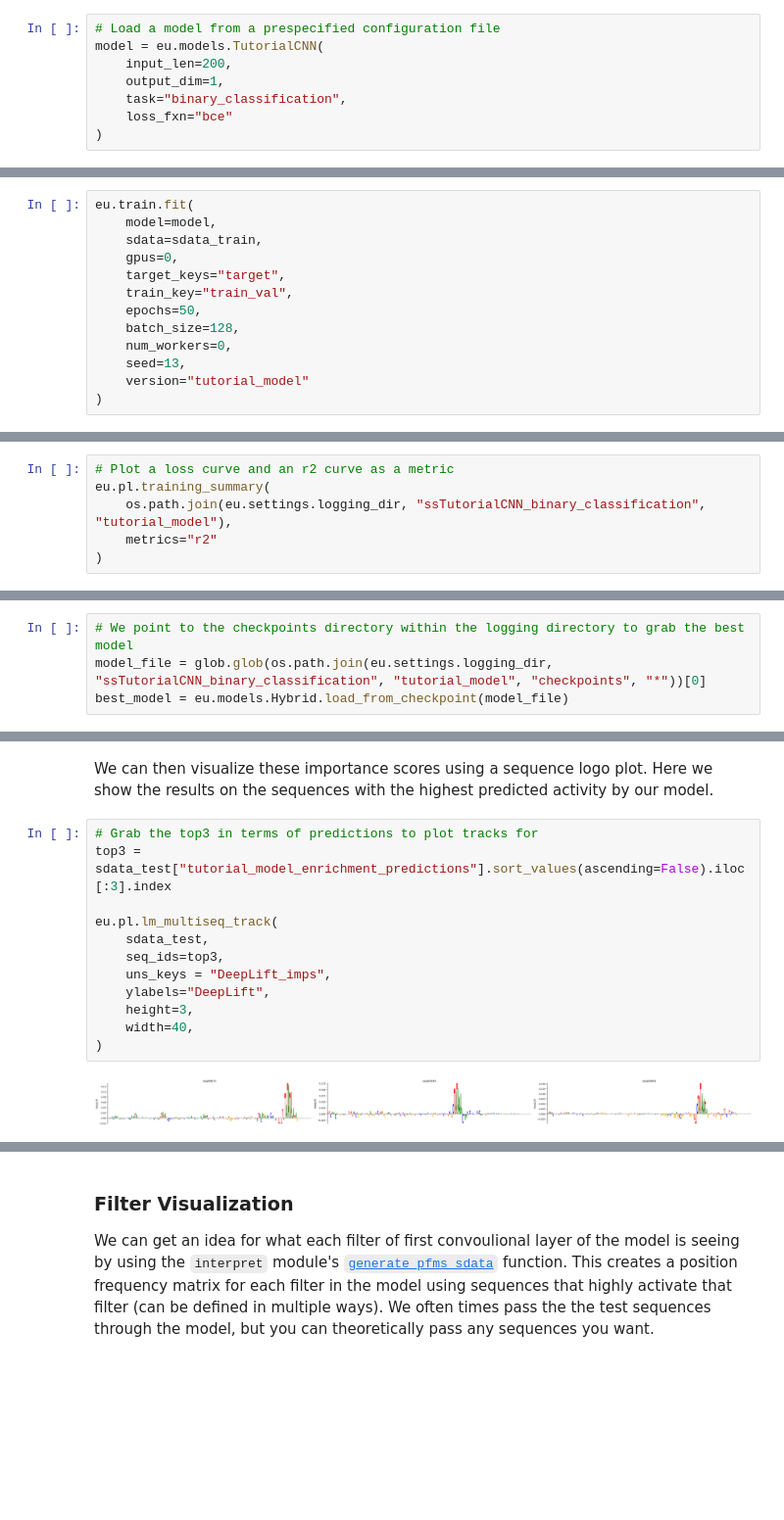
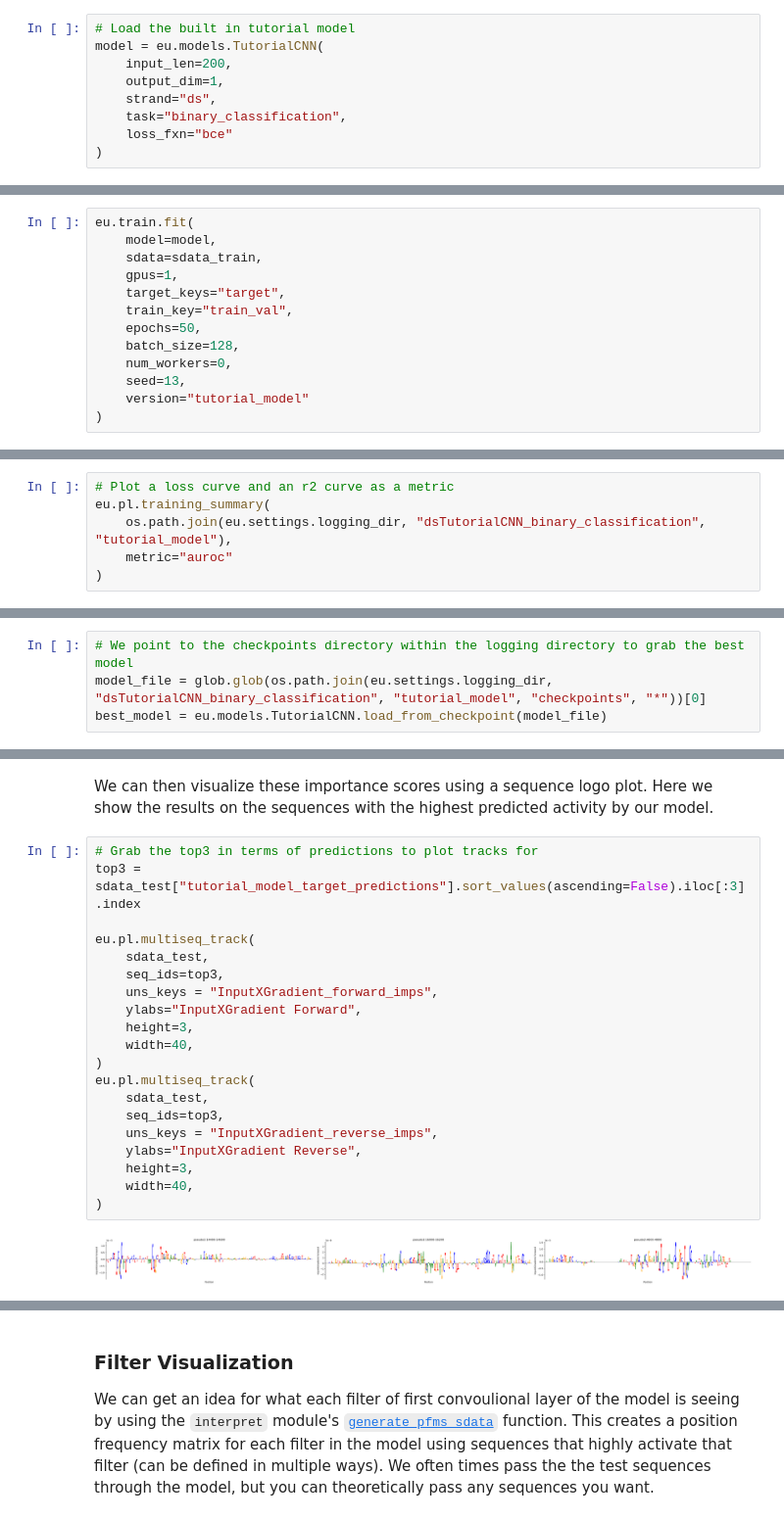
Before and after one commit to ML4GLand/EUGENe, a Jupyter notebook: tutorials/binary_classification_tutorial.ipynb, the cells around one changed output, grey strips where cells are left out. Shown: that part at 98% size. Cells and saved outputs as stored; diff of their text form; blank space fills up the shorter version.

```diff
--- a/tutorials/binary_classification_tutorial.ipynb
+++ b/tutorials/binary_classification_tutorial.ipynb
@@ -172,8 +159,9 @@ Here we will load in a Hybrid architecture that contains convoultional blocks th
 # %%
-# Load a model from a prespecified configuration file
+# Load the built in tutorial model
 model = eu.models.TutorialCNN(
     input_len=200,
     output_dim=1,
+    strand="ds",
     task="binary_classification",
     loss_fxn="bce"
 )
@@ -217,7 +205,7 @@ If you are using GPU accelerators on your machine, you can can use the `gpus` ar
 eu.train.fit(
     model=model,
     sdata=sdata_train,
-    gpus=0,
+    gpus=1,
     target_keys="target",
     train_key="train_val",
     epochs=50,
@@ -252,7 +242,7 @@ We can see how well our models trained by plotting a training summary. All you n
 # %%
 # Plot a loss curve and an r2 curve as a metric
 eu.pl.training_summary(
-    os.path.join(eu.settings.logging_dir, "ssTutorialCNN_binary_classification", "tutorial_model"),
-    metrics="r2"
+    os.path.join(eu.settings.logging_dir, "dsTutorialCNN_binary_classification", "tutorial_model"),
+    metric="auroc"
 )
 # %% [output]
@@ -265,5 +254,5 @@ After the model's been trained, we can evaluate our performance on our held-out
 It is often best to use the model that achieved the lowest loss on the validation data for evaluation. We can load this model in from the log directory:
 # %%
 # We point to the checkpoints directory within the logging directory to grab the best model
-model_file = glob.glob(os.path.join(eu.settings.logging_dir, "ssTutorialCNN_binary_classification", "tutorial_model", "checkpoints", "*"))[0]
-best_model = eu.models.Hybrid.load_from_checkpoint(model_file)
+model_file = glob.glob(os.path.join(eu.settings.logging_dir, "dsTutorialCNN_binary_classification", "tutorial_model", "checkpoints", "*"))[0]
+best_model = eu.models.TutorialCNN.load_from_checkpoint(model_file)
@@ -337,15 +354,23 @@ No transforms given, assuming just need to tensorize.
 We can then visualize these importance scores using a sequence logo plot. Here we show the results on the sequences with the highest predicted activity by our model.
 # %%
 # Grab the top3 in terms of predictions to plot tracks for
-top3 = sdata_test["tutorial_model_enrichment_predictions"].sort_values(ascending=False).iloc[:3].index
+top3 = sdata_test["tutorial_model_target_predictions"].sort_values(ascending=False).iloc[:3].index
 
-eu.pl.lm_multiseq_track(
+eu.pl.multiseq_track(
     sdata_test,
     seq_ids=top3,
-    uns_keys = "DeepLift_imps",
-    ylabels="DeepLift",
+    uns_keys = "InputXGradient_forward_imps",
+    ylabs="InputXGradient Forward",
     height=3,
     width=40,
 )
+eu.pl.multiseq_track(
+    sdata_test,
+    seq_ids=top3,
+    uns_keys = "InputXGradient_reverse_imps",
+    ylabs="InputXGradient Reverse",
+    height=3,
+    width=40,
+)
 # %% [output]
-[figure, old version]
+[figure, new version]
```
Also changed, not shown: parts of 38 cells of this notebook, 10 other files.
